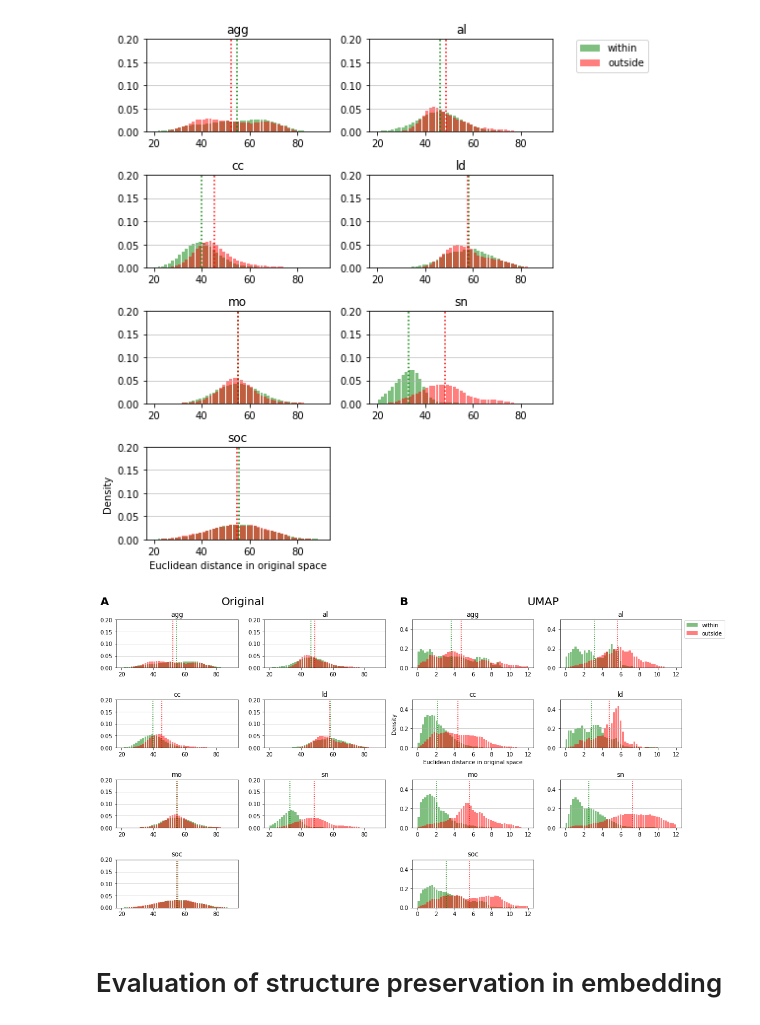
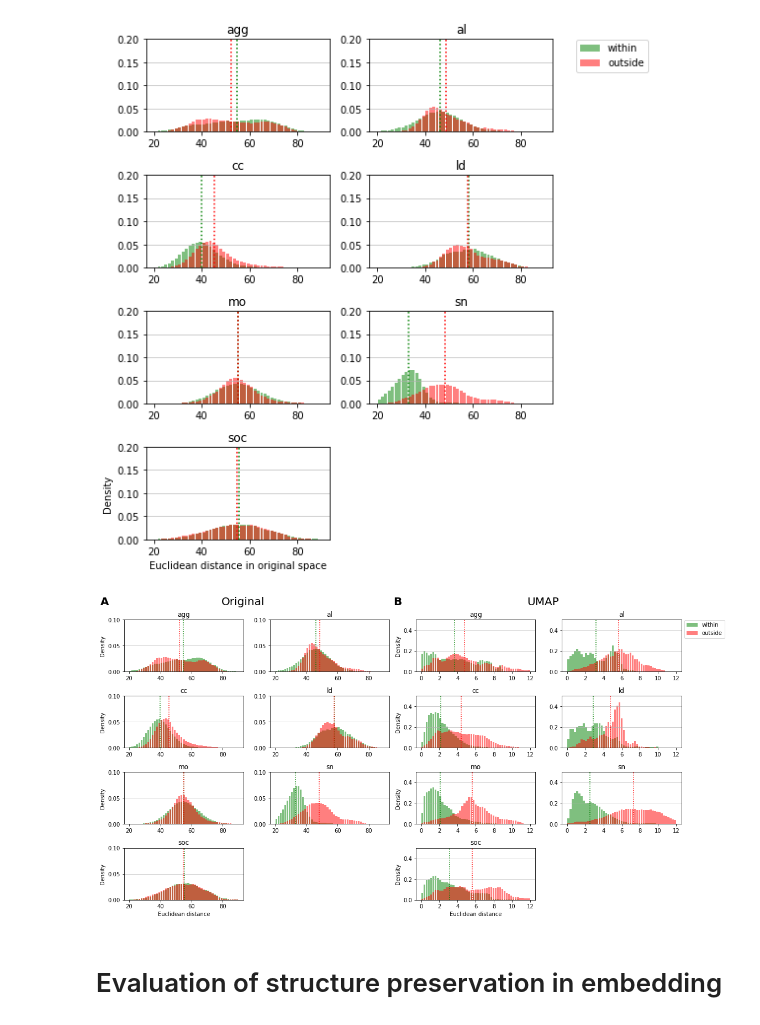
Before and after one commit to marathomas/meerkat_umap, a Jupyter notebook: notebooks/03_compare_with_highdim_space.ipynb, the cells around one changed output. Drawn from its saved outputs; the diff is of its cells as text; code cells hidden in the pictures.

```diff
--- a/notebooks/03_compare_with_highdim_space.ipynb
+++ b/notebooks/03_compare_with_highdim_space.ipynb
@@ -32,6 +32,8 @@ calltypes = sorted(list(set(labels)))
 specs = spec_df.spectrograms
 specs = [calc_zscore(x) for x in specs]
 original_embedding = create_padded_data(specs)
+
+embedding = np.loadtxt(os.path.join(os.path.sep, DATA,'basic_UMAP_3D_reduced_default_params.csv'), delimiter=";")
 # %% [markdown]
 ## Compare embedding score S for different k's
 # %%
@@ -449,11 +451,14 @@ xmin=20
 xmax=90
 nbins=50
 
+ncols=4
+nrows=4
+
 dens = True
 
 for i, calltype in zip(index_number[0:8], calltypes):
 
-    plt.subplot(4, 4, i)
+    plt.subplot(nrows, ncols, i)
     n, bins, patches = plt.hist(x=self_dists[calltype], label="within", density=dens,
                               #bins='auto', color='green',
                               bins=np.linspace(xmin, xmax, nbins), color='green',
@@ -468,25 +473,23 @@ for i, calltype in zip(index_number[0:8], calltypes):
 
     plt.vlines(x=np.mean(other_dists[calltype]),ymin=0,ymax=0.5,color='red', linestyles='dotted')
 
-
-
-    #if i==1:
-        #plt.text(0.1, 0.1, string.ascii_uppercase[0], size=20, weight='bold')
-        #plt.text(100, 0.25, "Original", size=20)
-
     plt.grid(axis='y', alpha=0.75)
     plt.title(calltype)
-    plt.ylim(0, 0.2)
-    if i==len(calltypes):
+    #plt.xlim(20,80)
+    plt.ylim(0, 0.1)
+    plt.yticks([0,0.05,0.1], ['0.00','0.05','0.10'])
+
+    if i==13:
+        plt.xlabel('Euclidean distance')
+    if i in [1,5,9,13]:
         plt.ylabel('Density')
-        plt.xlabel('Euclidean distance in original space')
 
 xmin=0
 xmax=12
 
 for i, calltype in zip(index_number[7:], calltypes):
 
-    plt.subplot(4, 4, i)
+    plt.subplot(nrows, ncols, i)
     n, bins, patches = plt.hist(x=self_dists_embedded[calltype], label="within", density=dens,
                               #bins='auto', color='green',
                               bins=np.linspace(xmin, xmax, nbins), color='green',
@@ -495,40 +498,39 @@ for i, calltype in zip(index_number[7:], calltypes):
     plt.vlines(x=np.mean(self_dists_embedded[calltype]),ymin=0,ymax=0.5,color='green', linestyles='dotted')
 
     n, bins, patches = plt.hist(x=other_dists_embedded[calltype], label="outside", density=dens,
                               bins=np.linspace(xmin, xmax, nbins), color='red',
                               #bins='auto', color='red',
                               alpha=0.5, rwidth=0.85)
 
     plt.vlines(x=np.mean(other_dists_embedded[calltype]),ymin=0,ymax=0.5,color='red', linestyles='dotted')
 
 
-
     if i==4:
         plt.legend(loc='upper left', bbox_to_anchor=(1,1.05))
 
     plt.grid(axis='y', alpha=0.75)
     plt.title(calltype)
     plt.ylim(0, 0.5)
-    if i==len(calltypes):
+
+    if i==15:
+        plt.xlabel('Euclidean distance')
+    if i in [3,7,11,15]:
         plt.ylabel('Density')
-        plt.xlabel('Euclidean distance in original space')
 
 
 
 plt.figtext(0.2,1, "Original", size=20)
 plt.figtext(0.68,1, "UMAP", size=20)
 
 plt.figtext(0.01,1, "A", size=20, weight='bold')
-plt.figtext(0.48,1, "B", size=20, weight='bold')
+plt.figtext(0.47,1, "B", size=20, weight='bold')
 
-#plt.subplot(4,2,i)
-#plt.legend()
 
 plt.tight_layout()
 outname=os.path.join(os.path.sep, FIGURES, 'paper_distanceswithinwithout_reduced_original.jpg')
 plt.savefig(outname, facecolor="white", bbox_inches='tight')
 # %% [output]
-[figure, old version]
+[figure, new version]
 # %% [markdown]
 # Evaluation of structure preservation in embedding
 # %% [markdown]
```
Also changed, not shown: 3 other files.
